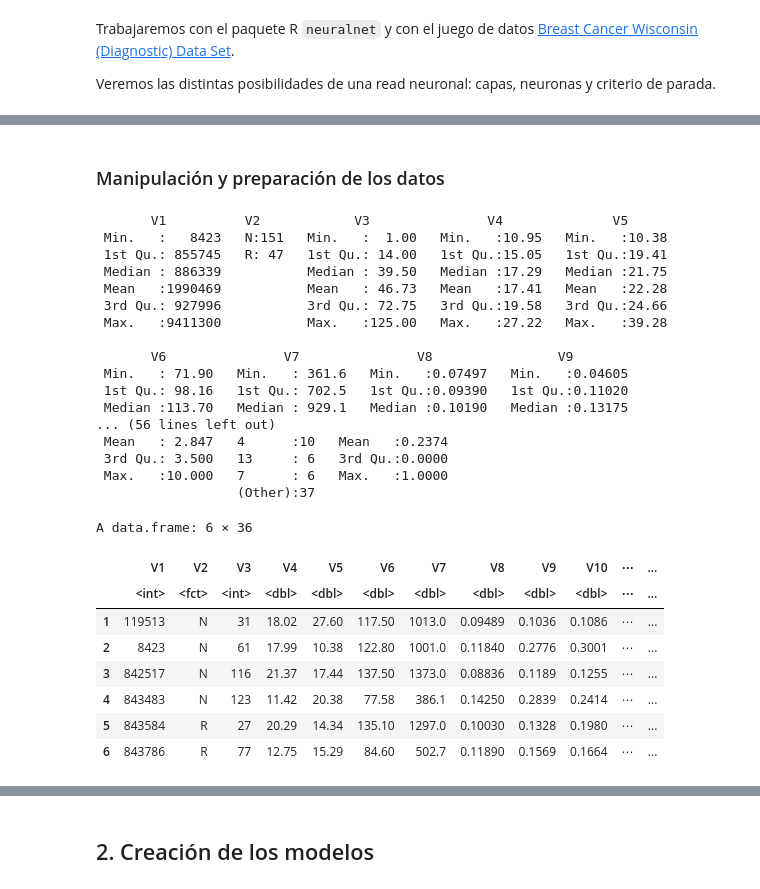
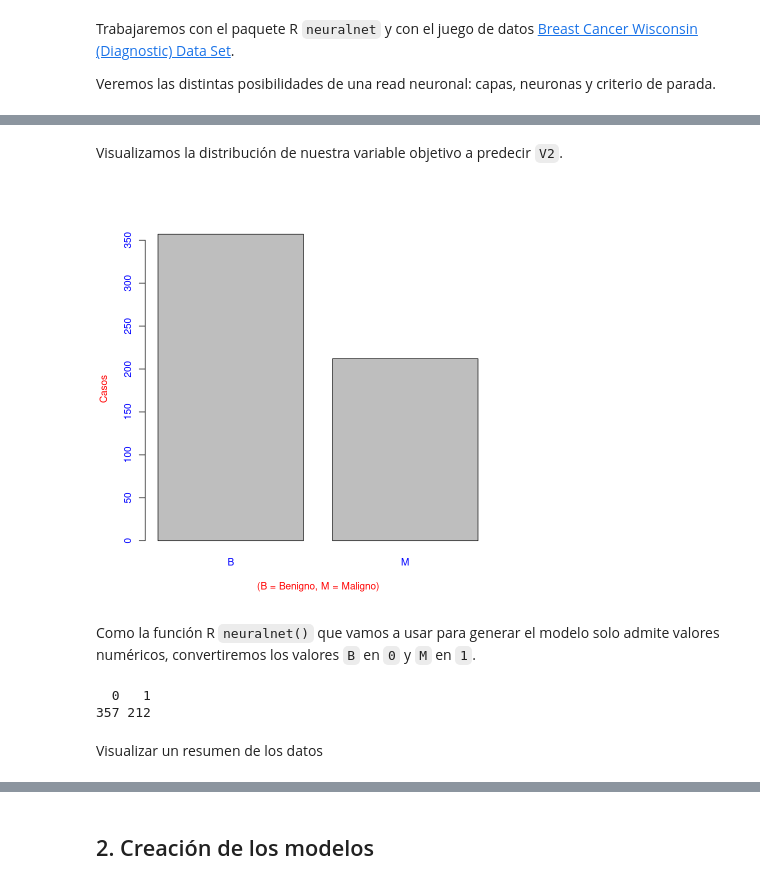
Before and after one commit to jcasasr/Libro-Mineria-de-datos, a Jupyter notebook: cap12/CH12EJ1-Redes-neuronales-R.ipynb, the cells around one changed output, grey strips where cells are left out. Drawn from its saved outputs; the diff is of its cells as text; code cells hidden in the pictures.

```diff
--- a/cap12/CH12EJ1-Redes-neuronales-R.ipynb
+++ b/cap12/CH12EJ1-Redes-neuronales-R.ipynb
@@ -29,0 +66,6 @@ if(!require(neuralnet)){
+# %%
+raw.data <- read.table(
+    url("https://archive.ics.uci.edu/ml/machine-learning-databases/breast-cancer-wisconsin/wdbc.data"),
+    sep=",",
+    header=FALSE
+)
@@ -29,0 +74,3 @@ if(!require(neuralnet)){
+# %%
+prep.data <- raw.data %>% select(-V1)
+head(prep.data)
@@ -30,43 +87,26 @@ if(!require(neuralnet)){
+# %% [markdown]
+Visualizamos la distribución de nuestra variable objetivo a predecir `V2`.
+# %%
+plot(
+    prep.data$V2,
+    xlab = "(B = Benigno, M = Maligno)",
+    ylab = "Casos",
+    col.axis = "blue",
+    col.lab = "red"
+)
+# %% [output]
+[figure, added]
+# %% [markdown]
+Como la función R `neuralnet()` que vamos a usar para generar el modelo solo admite valores numéricos, convertiremos los valores `B` en `0` y `M` en `1`.
+# %%
+prep.data$V2 <- as.character(prep.data$V2)
+prep.data$V2[prep.data$V2 == "B"] <- 0
+prep.data$V2[prep.data$V2 == "M"] <- 1
+prep.data$V2 <- as.numeric(prep.data$V2)
+
+table(prep.data$V2)
+# %% [output]
+  0   1
+357 212
 # %% [markdown]
-### Manipulación y preparación de los datos
+Visualizar un resumen de los datos
-# %%
-dataRaw <- read.table(  url("https://archive.ics.uci.edu/ml/machine-learning-databases/breast-cancer-wisconsin/wpbc.data"),
-                  sep=",", header=FALSE)
-
-# Creamos una nueva variable T o target donde almacenamos el objetivo a predecir
-# Como la función R neuralnet() solo admite valores numéricos, convertiremos N en 0 y R en 1
-dataRaw$T <- as.character(dataRaw$V2)
-dataRaw$T[dataRaw$T == "N"] <- 0
-dataRaw$T[dataRaw$T == "R"] <- 1
-dataRaw$T <- as.numeric(dataRaw$T)
-
-# Visualizar un resumen de los datos
-summary(dataRaw)
-head(dataRaw)
-# %% [output]
-       V1          V2            V3               V4              V5
- Min.   :   8423   N:151   Min.   :  1.00   Min.   :10.95   Min.   :10.38
- 1st Qu.: 855745   R: 47   1st Qu.: 14.00   1st Qu.:15.05   1st Qu.:19.41
- Median : 886339           Median : 39.50   Median :17.29   Median :21.75
- Mean   :1990469           Mean   : 46.73   Mean   :17.41   Mean   :22.28
- 3rd Qu.: 927996           3rd Qu.: 72.75   3rd Qu.:19.58   3rd Qu.:24.66
- Max.   :9411300           Max.   :125.00   Max.   :27.22   Max.   :39.28
-
-       V6               V7               V8                V9
- Min.   : 71.90   Min.   : 361.6   Min.   :0.07497   Min.   :0.04605
- 1st Qu.: 98.16   1st Qu.: 702.5   1st Qu.:0.09390   1st Qu.:0.11020
- Median :113.70   Median : 929.1   Median :0.10190   Median :0.13175
-... (56 lines left out)
- Mean   : 2.847   4      :10   Mean   :0.2374
- 3rd Qu.: 3.500   13     : 6   3rd Qu.:0.0000
- Max.   :10.000   7      : 6   Max.   :1.0000
-                  (Other):37
-A data.frame: 6 × 36
-|  | V1 | V2 | V3 | V4 | V5 | V6 | V7 | V8 | V9 | V10 | ⋯ | ... |
-|  | <int> | <fct> | <int> | <dbl> | <dbl> | <dbl> | <dbl> | <dbl> | <dbl> | <dbl> | ⋯ | ... |
-| 1 | 119513 | N | 31 | 18.02 | 27.60 | 117.50 | 1013.0 | 0.09489 | 0.1036 | 0.1086 | ⋯ | ... |
-| 2 | 8423 | N | 61 | 17.99 | 10.38 | 122.80 | 1001.0 | 0.11840 | 0.2776 | 0.3001 | ⋯ | ... |
-| 3 | 842517 | N | 116 | 21.37 | 17.44 | 137.50 | 1373.0 | 0.08836 | 0.1189 | 0.1255 | ⋯ | ... |
-| 4 | 843483 | N | 123 | 11.42 | 20.38 | 77.58 | 386.1 | 0.14250 | 0.2839 | 0.2414 | ⋯ | ... |
-| 5 | 843584 | R | 27 | 20.29 | 14.34 | 135.10 | 1297.0 | 0.10030 | 0.1328 | 0.1980 | ⋯ | ... |
-| 6 | 843786 | R | 77 | 12.75 | 15.29 | 84.60 | 502.7 | 0.11890 | 0.1569 | 0.1664 | ⋯ | ... |
```
Also changed, not shown: parts of 37 cells of this notebook, 2 other files.
